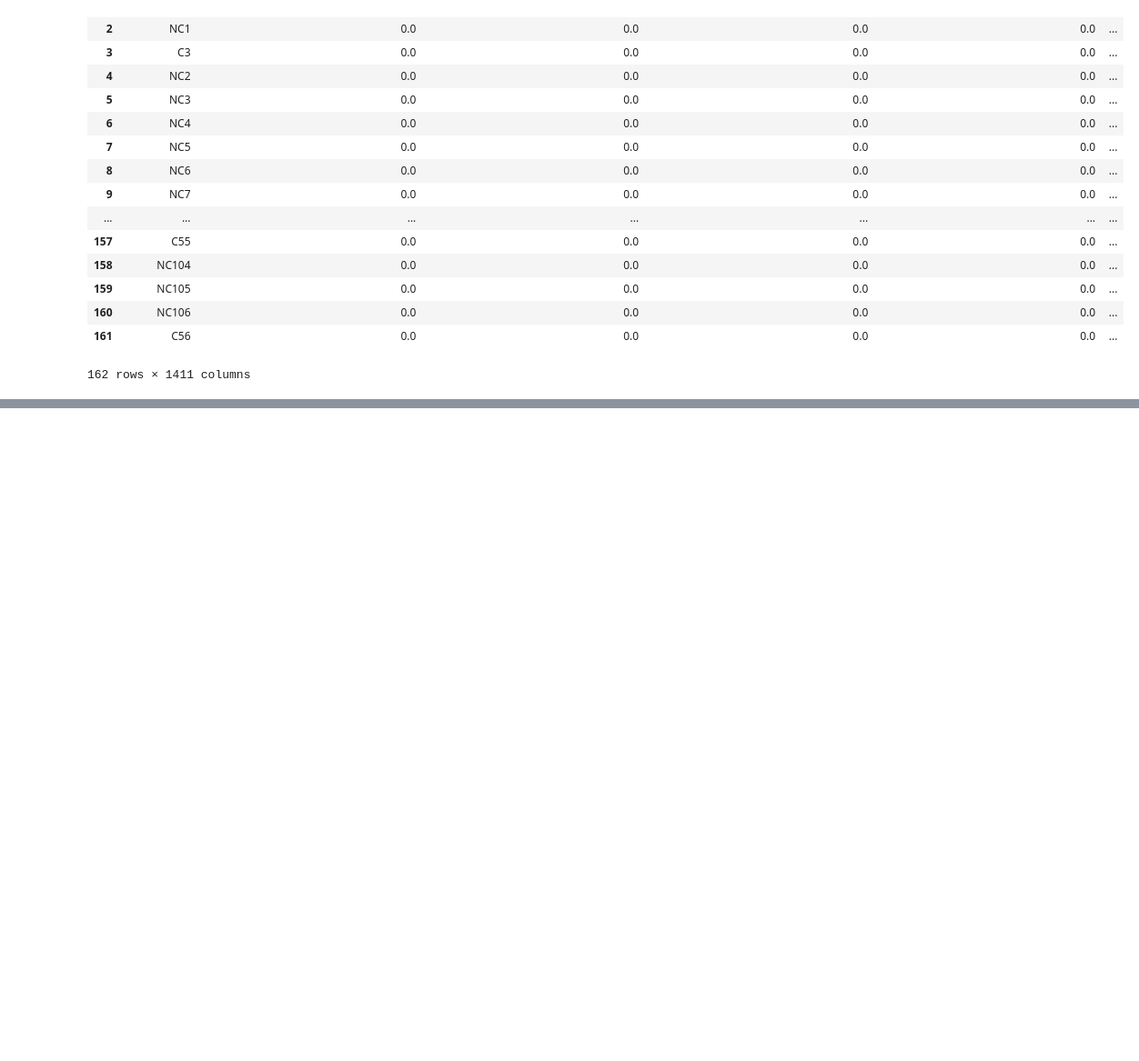
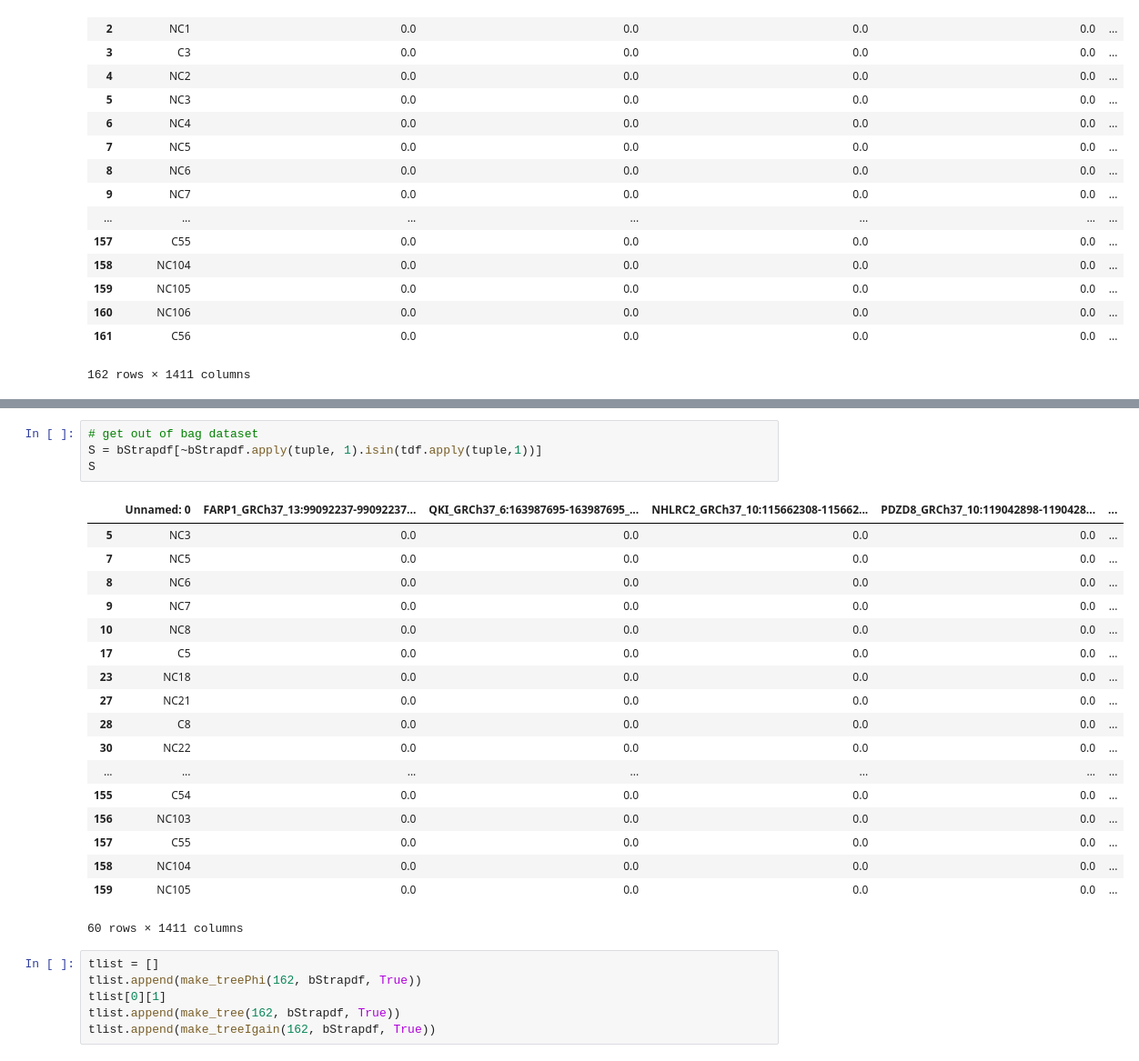
Before and after one commit to GmcgeeCodes/DataMining, a Jupyter notebook: mutationsProj1.0.ipynb, the cells around one changed output, grey strips where cells are left out. Shown at 91% size. Saved outputs shown, nothing was run; the diff lists cells and outputs as text; blank space fills up the shorter version.

```diff
--- a/mutationsProj1.0.ipynb
+++ b/mutationsProj1.0.ipynb
@@ -1298,0 +1505,29 @@ Node(565)
+# %%
+# get out of bag dataset
+S = bStrapdf[~bStrapdf.apply(tuple, 1).isin(tdf.apply(tuple,1))]
+S
+# %% [output]
+|  | Unnamed: 0 | FARP1_GRCh37_13:99092237-99092237... | QKI_GRCh37_6:163987695-163987695_... | NHLRC2_GRCh37_10:115662308-115662... | PDZD8_GRCh37_10:119042898-1190428... | ... |
+| 5 | NC3 | 0.0 | 0.0 | 0.0 | 0.0 | ... |
+| 7 | NC5 | 0.0 | 0.0 | 0.0 | 0.0 | ... |
+| 8 | NC6 | 0.0 | 0.0 | 0.0 | 0.0 | ... |
+| 9 | NC7 | 0.0 | 0.0 | 0.0 | 0.0 | ... |
+| 10 | NC8 | 0.0 | 0.0 | 0.0 | 0.0 | ... |
+| 17 | C5 | 0.0 | 0.0 | 0.0 | 0.0 | ... |
+| 23 | NC18 | 0.0 | 0.0 | 0.0 | 0.0 | ... |
+| 27 | NC21 | 0.0 | 0.0 | 0.0 | 0.0 | ... |
+| 28 | C8 | 0.0 | 0.0 | 0.0 | 0.0 | ... |
+| 30 | NC22 | 0.0 | 0.0 | 0.0 | 0.0 | ... |
+| ... | ... | ... | ... | ... | ... | ... |
+| 155 | C54 | 0.0 | 0.0 | 0.0 | 0.0 | ... |
+| 156 | NC103 | 0.0 | 0.0 | 0.0 | 0.0 | ... |
+| 157 | C55 | 0.0 | 0.0 | 0.0 | 0.0 | ... |
+| 158 | NC104 | 0.0 | 0.0 | 0.0 | 0.0 | ... |
+| 159 | NC105 | 0.0 | 0.0 | 0.0 | 0.0 | ... |
+60 rows × 1411 columns
+# %%
+tlist = []
+tlist.append(make_treePhi(162, bStrapdf, True))
+tlist[0][1]
+tlist.append(make_tree(162, bStrapdf, True))
+tlist.append(make_treeIgain(162, bStrapdf, True))
```
Also changed, not shown: parts of 39 cells of this notebook.
